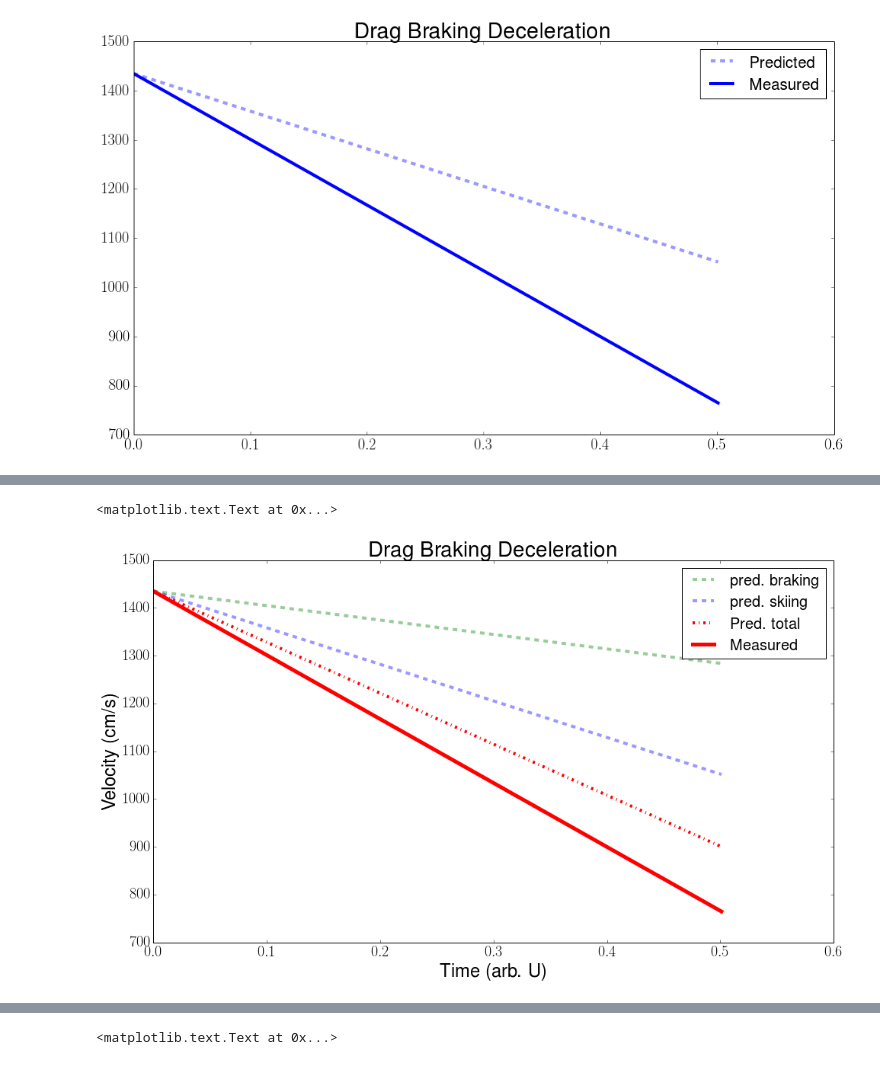
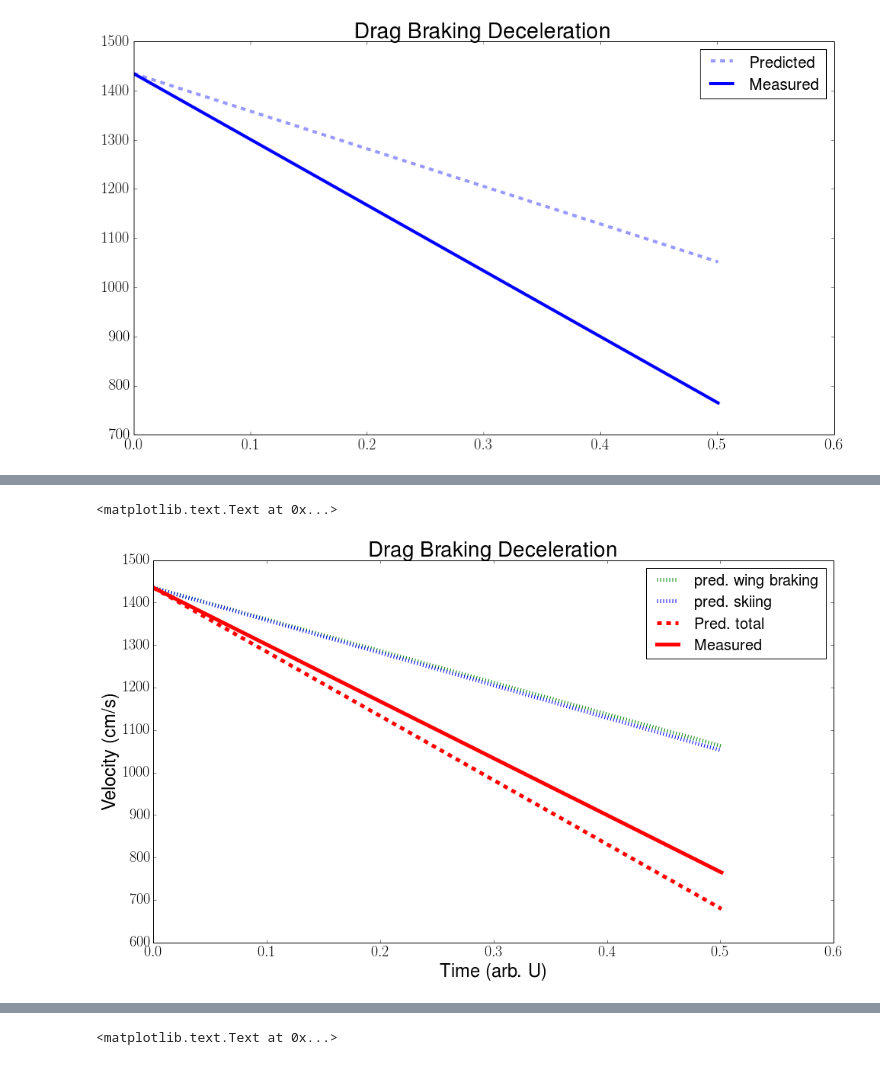
Before and after one commit to Ravirajadrangi/Biomechanics-of-Flight., a Jupyter notebook: dynamics/Planing.ipynb, the cells around one changed output, grey strips where cells are left out. Saved outputs shown, nothing was run; the diff lists cells and outputs as text; code cells hidden in the pictures.

Commit message:
done shoveler braking match ! tweaking a bit kine plots and added stroke plane correction in code

```diff
--- a/dynamics/Planing.ipynb
+++ b/dynamics/Planing.ipynb
@@ -139,11 +128,36 @@ sho_cb_v = sho_dec_v + v_f - v_sf
+# %%
+t_dec_sho = float(sho_df['t_dec']) * u.s
+wing_a = float(sho_df['wing_a']) * u.cm
+wing_r = float(sho_df['wing_r']) * u.cm
+wing_alp_sho = float(sho_df['ang']) * u.deg
+
+wing_fre = float(sho_df['w_f']) * u.Hz
+wing_amp = 50. * u.cm # see kinematcs x-position
+
+body_sv_sho = float(sho_df['vx_sf']) * u.cm/u.s
+body_m = float(sho_df['body_m']) * u.g
+
+## 20 deg is the most effective!
+sho_20 = QS(wing_fre,wing_amp,wing_a,wing_r,body_sv_sho,sp_ang=20.*u.deg)
+# %%
+## average force, take 20 deg
+f_20 = np.mean(sho_20.transl_forces()[3]) * u.N
+
+## final velocities
+at_20 = (f_20 / body_m * t_dec_sho).to(u.cm/u.s) ## 20 deg
+at_sk = (F_D  / body_m * t_dec_sho).to(u.cm/u.s) ## skiing
+
+v_f_sk  = body_sv_sho - at_sk
+v_f_20  = body_sv_sho - at_20
+v_f_tot = body_sv_sho - at_20 - at_sk ## combined
 # %%
 plt.figure(figsize=(16,9))
-plt.plot([0,t_dec.value],[v_sf.value,sho_dec_v.value],'g--',label='pred. braking',lw=4,alpha=0.4)
-plt.plot([0,t_dec.value],[v_sf.value,v_f.value],'b--',label='pred. skiing',lw=4,alpha=0.4)
-plt.plot([0,t_dec.value],[v_sf.value,sho_cb_v.value],'r-.',label='Pred. total',lw=4)
+plt.plot([0,t_dec.value],[v_sf.value,v_f_20.value],'g:',label='pred. wing braking',lw=5)
+plt.plot([0,t_dec.value],[v_sf.value,v_f_sk.value],'b:',label='pred. skiing',lw=5)
+plt.plot([0,t_dec.value],[v_sf.value,v_f_tot.value],'r--',label='Pred. total',lw=5)
 plt.plot([0,t_dec.value],[v_sf.value,v_dec.value],'r',label='Measured',lw=5)
 plt.legend(); plt.xlabel('Time (arb. U)'); plt.ylabel('Velocity (cm/s)')
 plt.title('Drag Braking Deceleration')
 # %% [output]
 <matplotlib.text.Text at 0x...>
-[figure, old version]
+[figure, new version]
```
Also changed, not shown: parts of 6 cells of this notebook, 5 other files.
